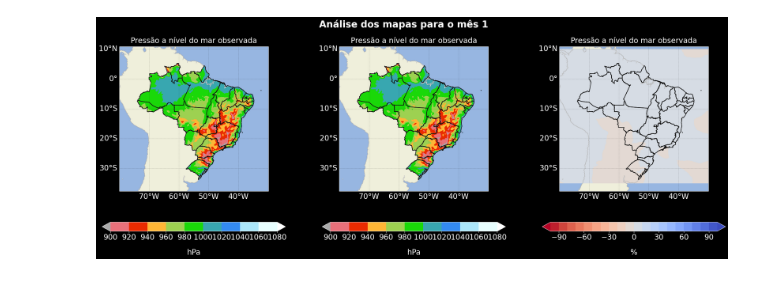
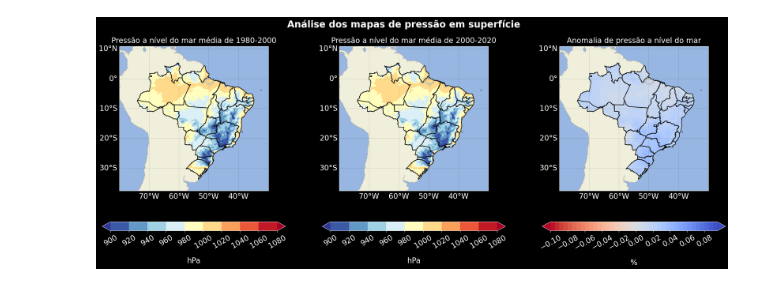
Before and after one commit to joancsz/mapas_augusto, a Jupyter notebook: mapas_press.ipynb, the cells around one changed output. Cells and saved outputs as stored; diff of their text form; code cells hidden in the pictures.

```diff
--- a/mapas_press.ipynb
+++ b/mapas_press.ipynb
@@ -111,3 +81,10 @@ Coordinates:
+# %%
+""" ---------------- Shapes--------------------"""
+shapefile = r'C:\Users\jonec\Projects\mapas_augusto\data\UFEBRASIL.shp'
+ds1_ = mask_data(ds=ds1, mask=shapefile)
+ds2_ = mask_data(ds=ds2, mask=shapefile)
+ds_anom_= mask_data(ds=ds_anom, mask=shapefile)
+ds_anom_hPa = mask_data(ds=ds_anom_hPa, mask=shapefile)
 # %%
 fig , (ax1, ax2, ax3) = plt.subplots(subplot_kw=dict(projection=ccrs.PlateCarree()),
                                      nrows = 1,
@@ -115,71 +92,70 @@ fig , (ax1, ax2, ax3) = plt.subplots(subplot_kw=dict(projection=ccrs.PlateCarree
                                      figsize = (30,10)
                                      )
 
-month = 1
 
-fig.suptitle(f'Análise dos mapas para o mês {month}', fontsize=25, weight="bold")
+fig.suptitle(f'Análise dos mapas de pressão em superfície', fontsize=25, weight="bold")
 
  # Ajusta figura para agrupar os diferentes plots
 fig.subplots_adjust()
 
-observed = ax1.contourf(ds_obs['longitude'].values,
-                        ds_obs['latitude'].values,
-                        ds_obs['sp'].sel(month=month),
+pre_fig = ax1.contourf(ds1_['longitude'].values,
+                        ds1_['latitude'].values,
+                        ds1_['sp'],
                         levels = np.arange(900, 1100, 20),
-                        cmap = ons_cmap_r,
+                        cmap = 'RdYlBu_r',
                         extend='both'
                         )
 
-cbar_1 = plt.colorbar(mappable= observed,
+cbar_1 = plt.colorbar(mappable= pre_fig,
                       orientation = 'horizontal',
                       ax=ax1
  )
 
-cbar_1.ax.tick_params(labelsize=20)
+cbar_1.ax.tick_params(labelsize=20, rotation=30)
 cbar_1.set_label('hPa', fontsize=20, labelpad=20)
-ax1.set_title('Pressão a nível do mar observada', fontsize=20)
+ax1.set_title('Pressão a nível do mar média de 1980-2000', fontsize=20)
 
 
-climatologia = ax2.contourf(ds_clim['longitude'].values,
-                        ds_clim['latitude'].values,
-                        ds_clim['sp'].sel(month=month),
+pos_fig = ax2.contourf(ds2_['longitude'].values,
+                        ds2_['latitude'].values,
+                        ds2_['sp'],
                         levels = np.arange(900, 1100, 20),
-                        cmap = ons_cmap_r,
+                        cmap = 'RdYlBu_r',
                         extend='both'
                         )
 
-cbar_2 = plt.colorbar(mappable= climatologia,
+cbar_2 = plt.colorbar(mappable= pos_fig,
                       orientation = 'horizontal',
                       ax=ax2
  )
 
-cbar_2.ax.tick_params(labelsize=20)
-cbar_2.set_label('hPa', fontsize=20, labelpad=20)
-ax2.set_title('Pressão a nível do mar climatológica', fontsize=20)
+cbar_2.ax.tick_params(labelsize=20, rotation=30)
+cbar_2.set_label('hPa', fontsize=20, labelpad=20,)
+ax2.set_title('Pressão a nível do mar média de 2000-2020', fontsize=20)
 
 
 
-anomalia = ax3.contourf(ds_anom['longitude'].values,
-                        ds_anom['latitude'].values,
-                        ds_anom['sp'].sel(month=month),
-                        levels = np.arange(-100, 110, 10),
+anomalia = ax3.contourf(ds_anom_['longitude'].values,
+                        ds_anom_['latitude'].values,
+                        ds_anom_['sp'],
+                        levels = np.arange(-0.1, 0.1, 0.005),
                         cmap = "coolwarm_r",
                         extend='both'
                         )
 
 cbar_3 = plt.colorbar(mappable= anomalia,
                       orientation = 'horizontal',
                       ax=ax3
  )
 
-cbar_3.ax.tick_params(labelsize=20)
+cbar_3.ax.tick_params(labelsize=20, rotation=30)
 cbar_3.set_label('%', fontsize=20, labelpad=20)
-ax3.set_title('Pressão a nível do mar observada', fontsize=20)
+ax3.set_title('Anomalia de pressão a nível do mar', fontsize=20)
 
 for area_plotagem in [ax1, ax2, ax3]:
     geoaxes.GeoAxes(ax=area_plotagem).geosettings(
                                         extent=[-80, -30, 10, -35],
                                         shapefile=shapefile,
                                         ylocator=np.arange(-180, 180, 10))
 # %% [output]
-[figure, old version]
+[figure, new version]
```
Also changed, not shown: parts of 2 cells of this notebook.
